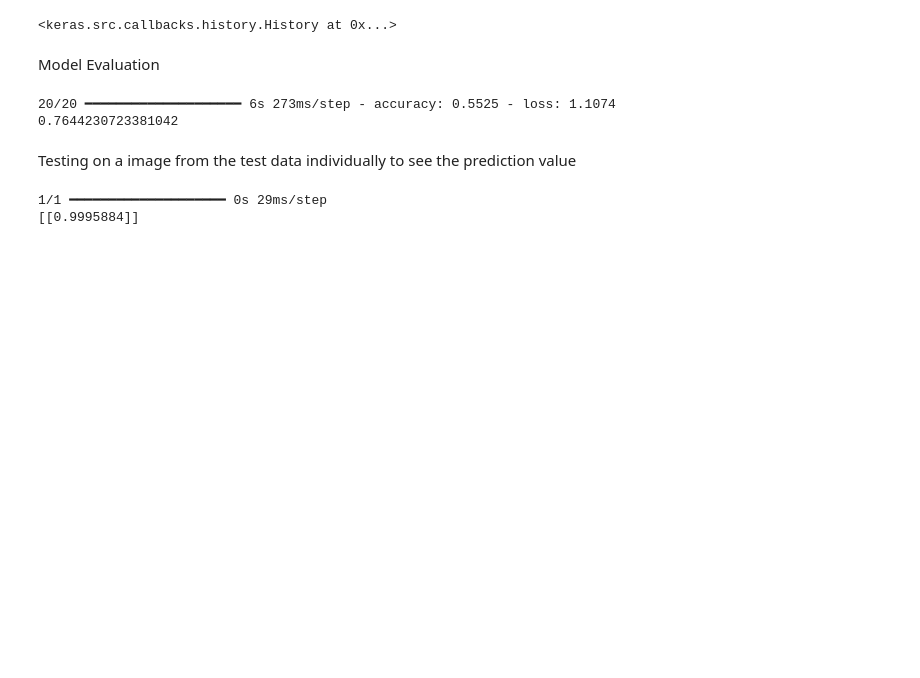
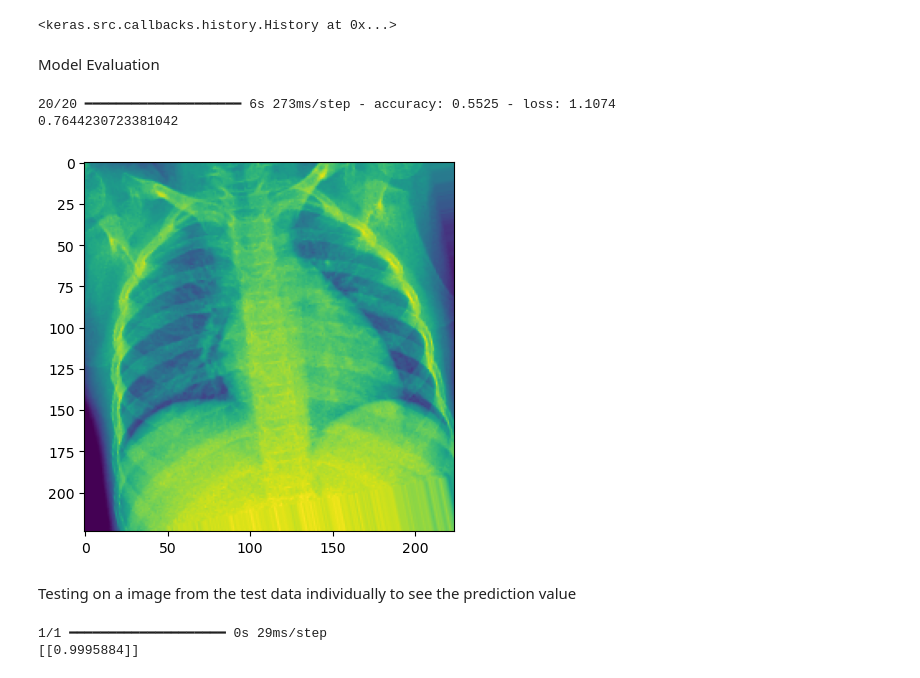
Before and after one commit to arsatija/Phase4Project, a Jupyter notebook: notebooks/index.ipynb, the cells around one changed output. Drawn from its saved outputs; the diff is of its cells as text; code cells hidden in the pictures; blank space fills up the shorter version.

Commit message:
added an image to the nb

```diff
--- a/notebooks/index.ipynb
+++ b/notebooks/index.ipynb
@@ -139,6 +139,11 @@ print(test_acc)
 # %% [output]
 20/20 ━━━━━━━━━━━━━━━━━━━━ 6s 273ms/step - accuracy: 0.5525 - loss: 1.1074
 0.7644230723381042
+# %%
+img, _ = next(train_generator)
+plt.imshow(img[0]);
+# %% [output]
+[figure, added]
 # %% [markdown]
 Testing on a image from the test data individually to see the prediction value
 # %%
```
Also changed, not shown: 1 other file.
